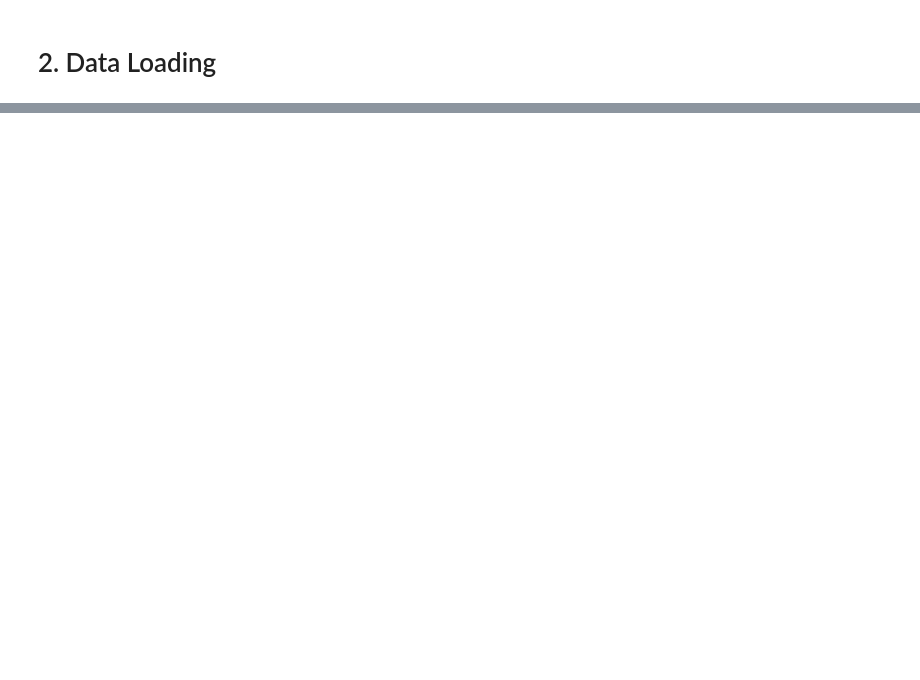
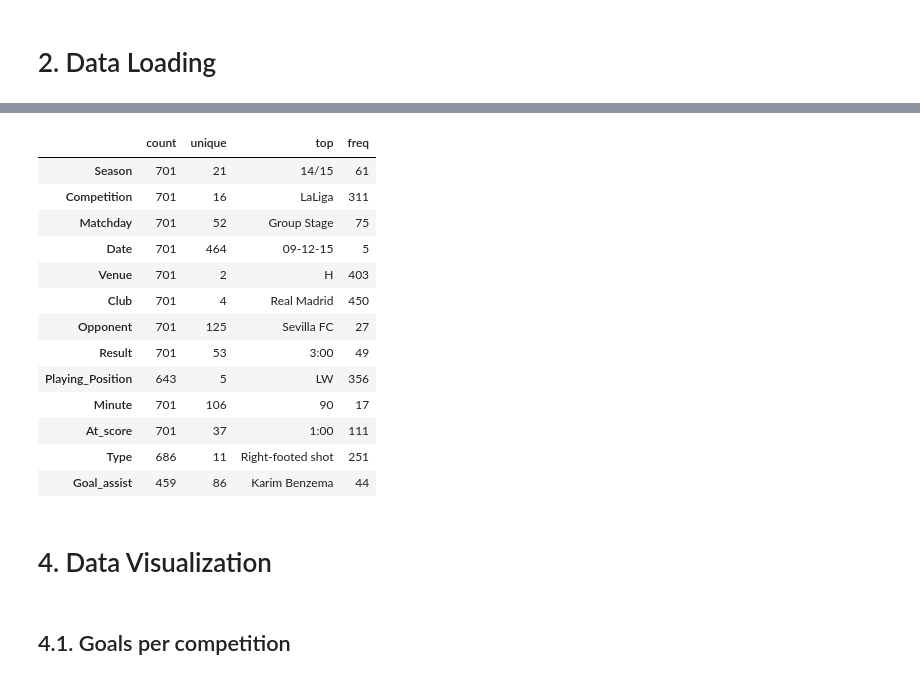
Before and after one commit to YoussefAkuma/DataAnalyst0, a Jupyter notebook: index.ipynb, the cells around one changed output, grey strips where cells are left out. Cells and saved outputs as stored; diff of their text form; code cells hidden in the pictures; blank space fills up the shorter version.

```diff
--- a/index.ipynb
+++ b/index.ipynb
@@ -32,0 +36,2 @@ import plotly.express as px
+# %%
+df = pd.read_csv("data/data.csv")
@@ -32,0 +89,21 @@ import plotly.express as px
+# %%
+df.describe(include=['object']).T
+# %% [output]
+|  | count | unique | top | freq |
+| Season | 701 | 21 | 14/15 | 61 |
+| Competition | 701 | 16 | LaLiga | 311 |
+| Matchday | 701 | 52 | Group Stage | 75 |
+| Date | 701 | 464 | 09-12-15 | 5 |
+| Venue | 701 | 2 | H | 403 |
+| Club | 701 | 4 | Real Madrid | 450 |
+| Opponent | 701 | 125 | Sevilla FC | 27 |
+| Result | 701 | 53 | 3:00 | 49 |
+| Playing_Position | 643 | 5 | LW | 356 |
+| Minute | 701 | 106 | 90 | 17 |
+| At_score | 701 | 37 | 1:00 | 111 |
+| Type | 686 | 11 | Right-footed shot | 251 |
+| Goal_assist | 459 | 86 | Karim Benzema | 44 |
+# %% [markdown]
+# 4. Data Visualization
+# %% [markdown]
+## 4.1. Goals per competition
```
Also changed, not shown: parts of 12 cells of this notebook, 2 other files.
